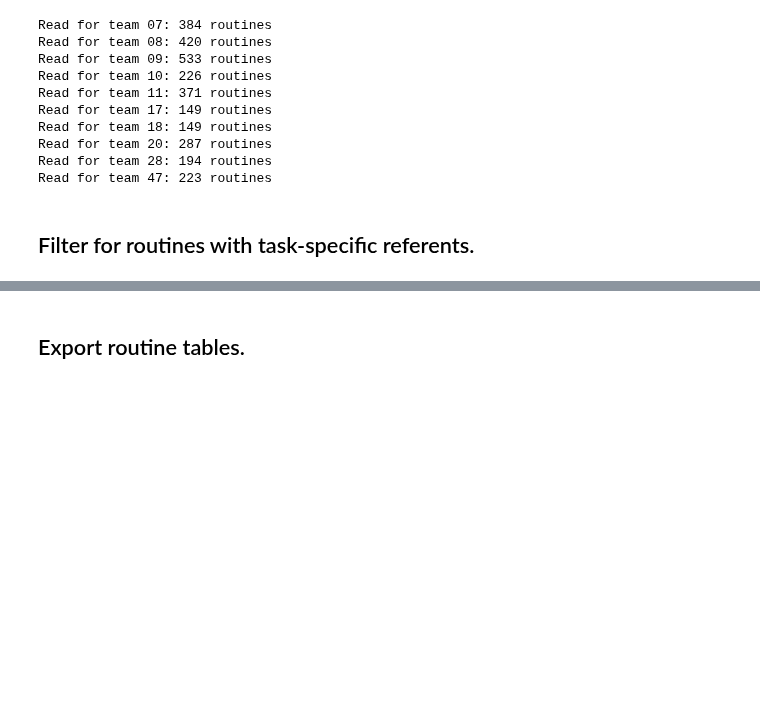
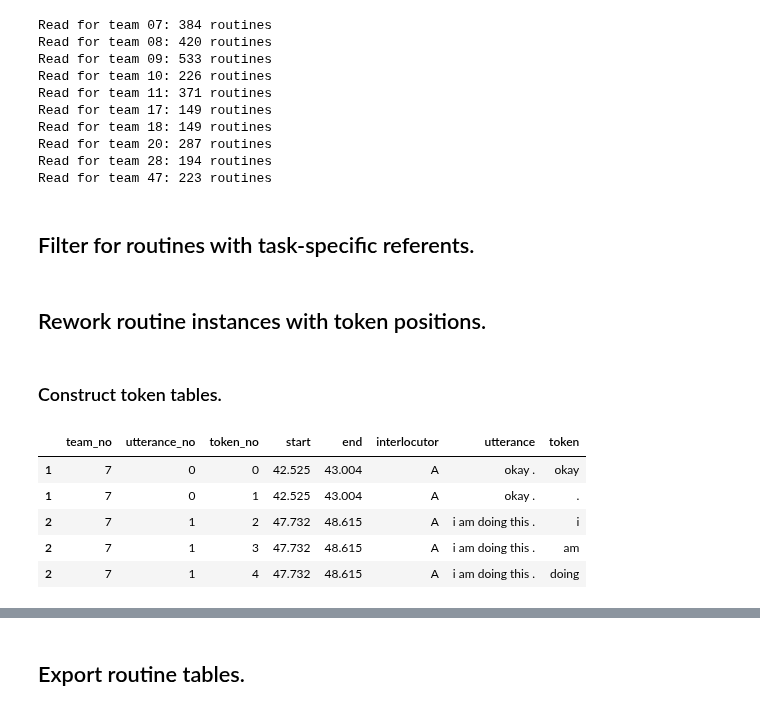
Before and after one commit to chili-epfl/justhink-alignment-analysis, a Jupyter notebook: tools/4_extract_routines_from_transcripts.ipynb, the cells around one changed output, grey strips where cells are left out. Drawn from its saved outputs; the diff is of its cells as text; code cells hidden in the pictures; blank space fills up the shorter version.

```diff
--- a/tools/4_extract_routines_from_transcripts.ipynb
+++ b/tools/4_extract_routines_from_transcripts.ipynb
@@ -181,21 +202,15 @@ def export_for_dialign(df, file):
 # %%
 print('Exporting the transcripts in dialign input format...')
 
-for task_index, df in transcript_dfs.items():
+for team_no, df in utterance_dfs.items():
     # Construct filename.
-    file = 'justhink19_dialogue_{:02d}.tsv'.format(task_index)
+    file = 'justhink19_dialogue_{:02d}.tsv'.format(team_no)
     file = dialign_inputs_dir.joinpath(file)
-
-    # Slice for interlocutors A and B only.
-    df = df[df['interlocutor'].isin(['A', 'B'])]
-
-    # Tokenise.
-    df = tokenise_utterances(df, tokenizer)
 
     # Export table to file.
     export_for_dialign(df, file)
 
-    print('Written task {:2d} to {}'.format(task_index, file))
+    print('Written for team {:2d} to {}'.format(team_no, file))
 
 print('Done!')
 # %% [output]
@@ -246,18 +257,16 @@ for team_no in sorted(transcript_dfs):
 
     l = list()
     for e in df['Surface Form']:
-        tokenized_e = [t.text for t in tokenizer(e)]
+        tokenised_e = [t.text for t in tokeniser(e)]
         v = 0
         for n in task_words:
-            # if n in e:
-            if n in tokenized_e:
+            if n in tokenised_e:
                 v += 1
         l.append(v)
     df.insert(3, 'task_spec_referent_count', l)
 
-    df['utterance_no_list'] = [[int(n) for n in seq.split(', ')]
-                       for seq in df['Turns']]
-
+    df['utterances'] = [[int(n) for n in seq.split(', ')]
+                        for seq in df['Turns']]
 
     routine_dfs[team_no] = df
 
@@ -282,3 +291,33 @@ for team_no, df in routine_dfs.items():
     df = df[df.task_spec_referent_count > 0]
     df = df.drop('task_spec_referent_count', axis=1)
     routine_dfs[team_no] = df
+# %% [markdown]
+## Rework routine instances with token positions.
+# %% [markdown]
+### Construct token tables.
+# %%
+token_dfs = dict()
+for team_no, df in utterance_dfs.items():
+    df = df.copy()
+
+    # Split the utterances into words, convert to a list.
+    df['token'] = [u.split() for u in df['utterance']]
+    # df = df.assign(**{'words': df['object'].str.split()})
+
+    # Transform each word to a row, preserving the other values in the row.
+    df = df.explode('token')
+
+    # Assign a subutterance no.
+    df.insert(2, 'token_no', range(len(df)))
+
+    token_dfs[team_no] = df
+
+df = token_dfs[7].copy()
+df.head()
+# %% [output]
+|  | team_no | utterance_no | token_no | start | end | interlocutor | utterance | token |
+| 1 | 7 | 0 | 0 | 42.525 | 43.004 | A | okay . | okay |
+| 1 | 7 | 0 | 1 | 42.525 | 43.004 | A | okay . | . |
+| 2 | 7 | 1 | 2 | 47.732 | 48.615 | A | i am doing this . | i |
+| 2 | 7 | 1 | 3 | 47.732 | 48.615 | A | i am doing this . | am |
+| 2 | 7 | 1 | 4 | 47.732 | 48.615 | A | i am doing this . | doing |
```
Also changed, not shown: parts of 17 cells of this notebook, 34 other files.
